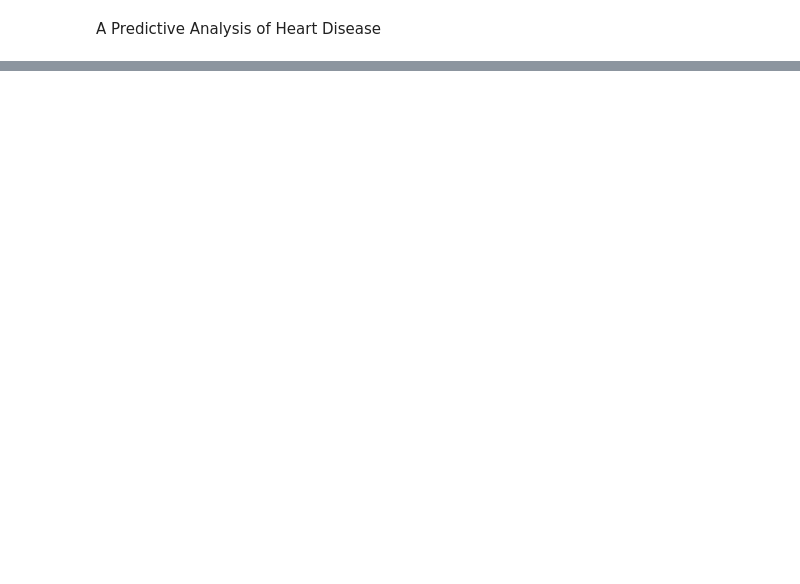
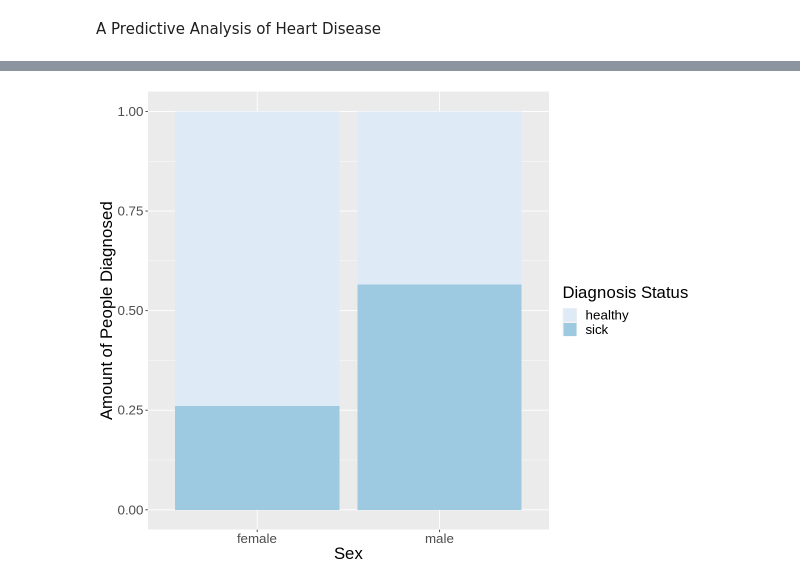
Before and after one commit to zohairomar1/HeartDiseasePredictionModel, a Jupyter notebook: group_proposal_19.ipynb, the cells around one changed output, grey strips where cells are left out. Drawn from its saved outputs; the diff is of its cells as text; code cells hidden in the pictures; blank space fills up the shorter version.

Commit message:
Added explanations and plot
Added some more explanations and changed the plot to something more appropriate or helpful.

```diff
--- a/group_proposal_19.ipynb
+++ b/group_proposal_19.ipynb
@@ -217,0 +150,11 @@ heart_disease_plot
+# %%
+heart_disease_plot2 <- ggplot(heart_disease_data, aes(x = sex, fill = num)) +
+    geom_bar(position = "fill") +
+    xlab("Sex") +
+    ylab("Amount of People Diagnosed") +
+    labs(fill = "Diagnosis Status") +
+    theme(text = element_text(size = 20)) +
+    scale_fill_brewer(palette = "Blues")
+heart_disease_plot2
+# %% [output]
+[figure, added]
```
Also changed, not shown: parts of 13 cells of this notebook.
